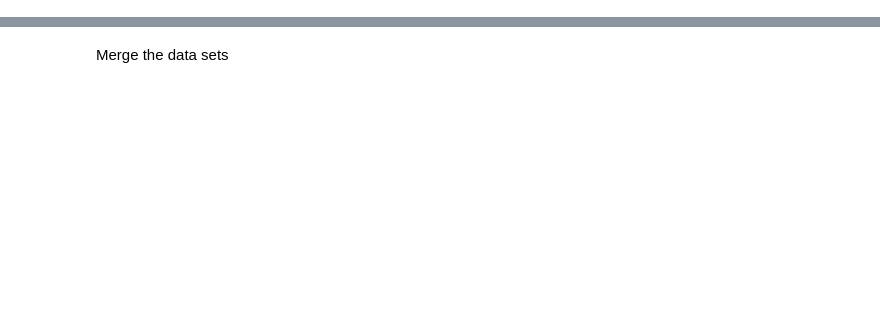
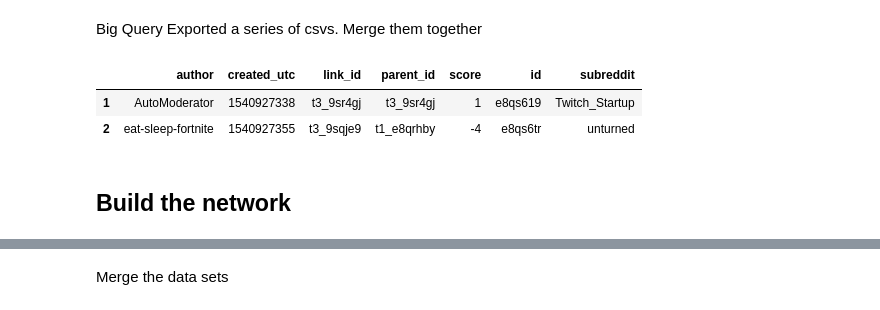
Before and after one commit to jonhartm/SI608_Project, a Jupyter notebook: 608_project_final.ipynb, the cells around one changed output, grey strips where cells are left out. Cells and saved outputs as stored; diff of their text form; code cells hidden in the pictures; blank space fills up the shorter version.

```diff
--- a/608_project_update.ipynb
+++ b/608_project_final.ipynb
@@ -27,0 +37,22 @@ warnings.filterwarnings('ignore')
+# %% [markdown]
+Big Query Exported a series of csvs. Merge them together
+# %%
+allFiles = [f for f in glob.glob("bot_comments" + "*.csv") if "text" not in f]
+bot_df = pd.DataFrame()
+list_ = []
+for file_ in allFiles:
+    if "1" in file_:
+        df = pd.read_csv(file_,index_col = None, header = None)
+    else:
+        df = pd.read_csv(file_,index_col = None, header = None)
+    list_.append(df)
+bot_df = pd.concat(list_)
+bot_df.columns = ['author', 'created_utc', 'link_id', 'parent_id', 'score', 'id','subreddit']
+bot_df = bot_df[bot_df['author'] != "author"]
+bot_df.head(2)
+# %% [output]
+|  | author | created_utc | link_id | parent_id | score | id | subreddit |
+| 1 | AutoModerator | 1540927338 | t3_9sr4gj | t3_9sr4gj | 1 | e8qs619 | Twitch_Startup |
+| 2 | eat-sleep-fortnite | 1540927355 | t3_9sqje9 | t1_e8qrhby | -4 | e8qs6tr | unturned |
+# %% [markdown]
+## Build the network
```
Also changed, not shown: parts of 47 cells of this notebook.
